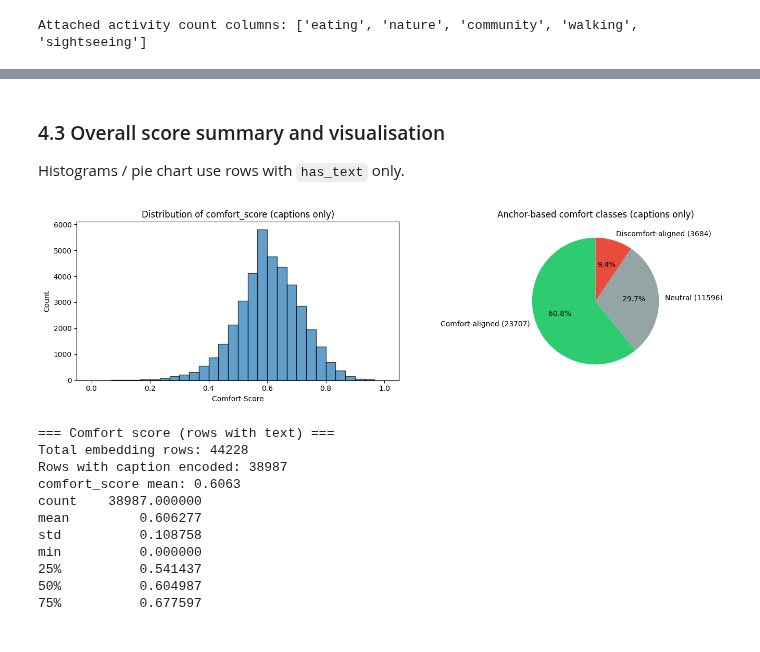
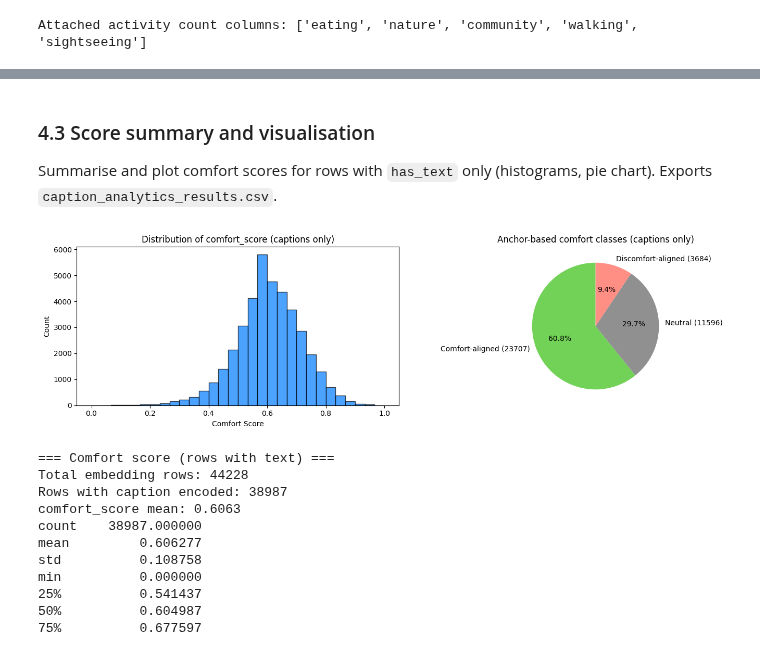
Before and after one commit to Sijie-Yang/Urban-Comfort-Potential, a Jupyter notebook: code_0_social_media_post_embedding.ipynb, the cells around one changed output, grey strips where cells are left out. Cells and saved outputs as stored; diff of their text form; code cells hidden in the pictures.

```diff
--- a/code_0_social_media_post_embedding.ipynb
+++ b/code_0_social_media_post_embedding.ipynb
@@ -507,6 +703,6 @@ Loaded points: /Users/sijieyang/Documents/GitHub/Urban-Comfort-Potential/data_po
 # %%
-# Per-grid activity counts from embedding_index_grid_cluster.csv + cluster_activity_config.json
-map_csv = P / 'embedding_index_grid_cluster.csv'
+# Per-grid activity counts from code_0_embedding_index_grid_cluster.csv + code_0_cluster_activity_config.json
+map_csv = P / 'code_0_embedding_index_grid_cluster.csv'
 if not map_csv.exists():
     raise FileNotFoundError(
         f'Missing {map_csv}. Run section 2 (KMeans) once to export it, or place the CSV under {P.resolve()}.'
@@ -517,9 +713,9 @@ for col in ('grid_id', 'cluster'):
     if col not in map_df.columns:
         raise ValueError(f'{map_csv} must contain column {col!r}')
 
-cfg_path = P / 'cluster_activity_config.json'
+cfg_path = P / 'code_0_cluster_activity_config.json'
 if not cfg_path.exists():
-    raise FileNotFoundError(f'Missing {cfg_path}. Place cluster_activity_config.json under {P.resolve()}.')
+    raise FileNotFoundError(f'Missing {cfg_path}. Place code_0_cluster_activity_config.json under {P.resolve()}.')
 cfg = json.loads(cfg_path.read_text(encoding='utf-8'))
 drop = set(int(x) for x in cfg.get('drop_clusters', []))
 raw_map = cfg.get('cluster_to_activity', {})
@@ -751,6 +961,11 @@ Saves `data_post_embedding/dataset_post_caption_activity.npy` (empty string = no
 # %%
-# Build df_captions from disk + activity (cluster → activity via cluster_activity_config.json)
+# §4.2 — build df_captions from disk + activity (cluster → activity via code_0_cluster_activity_config.json)
 import json
+import numpy as np
+import pandas as pd
+from pathlib import Path
+
+P = Path('data_post_embedding')
 
 has_text = np.load(P / 'dataset_post_caption_has_text.npy').astype(bool)
 avg_c = np.load(P / 'dataset_post_comfort_anchor_sim_mean.npy').astype(np.float32)
@@ -766,15 +981,15 @@ else:
 
 n = min(len(has_text), len(avg_c), len(avg_d), len(raw), len(score), len(gid))
 
-map_csv = P / 'embedding_index_grid_cluster.csv'
+map_csv = P / 'code_0_embedding_index_grid_cluster.csv'
 if not map_csv.exists():
     raise FileNotFoundError(map_csv)
 map_df = pd.read_csv(map_csv)
 if 'embedding_index' in map_df.columns:
     map_df = map_df.sort_values('embedding_index').drop_duplicates('embedding_index', keep='first').reset_index(drop=True)
-cfg_path = P / 'cluster_activity_config.json'
+cfg_path = P / 'code_0_cluster_activity_config.json'
 if not cfg_path.exists():
-    raise FileNotFoundError(f'Missing {cfg_path}. Place cluster_activity_config.json under {P.resolve()}.')
+    raise FileNotFoundError(f'Missing {cfg_path}. Place code_0_cluster_activity_config.json under {P.resolve()}.')
 cfg = json.loads(cfg_path.read_text(encoding='utf-8'))
 drop = set(int(x) for x in cfg.get('drop_clusters', []))
 raw_map = cfg.get('cluster_to_activity', {})
@@ -787,7 +1002,7 @@ for k, v in raw_map.items():
 ACT = ['eating', 'nature', 'community', 'walking', 'sightseeing']
 for a in cluster_to_activity.values():
     if a not in ACT:
-        raise ValueError(f'Unknown activity {a!r} in cluster_activity_config.json; use one of {ACT}')
+        raise ValueError(f'Unknown activity {a!r} in code_0_cluster_activity_config.json; use one of {ACT}')
 
 if len(map_df) < n:
     raise ValueError(f'{map_csv} rows {len(map_df)} < caption rows {n}')
@@ -839,33 +1054,36 @@ Name: count, dtype: int64
 # %% [markdown]
 <a id="sec-4-3-summary"></a>
 
-### 4.3 Overall score summary and visualisation
+### 4.3 Score summary and visualisation
 
-Histograms / pie chart use rows with `has_text` only.
+Summarise and plot comfort scores for rows with `has_text` only (histograms, pie chart). Exports `caption_analytics_results.csv`.
 # %%
+import matplotlib.pyplot as plt
+
 # Plots (text rows only)
 sub = df_captions.loc[df_captions['has_text']]
 
 fig, axes = plt.subplots(1, 2, figsize=(14, 4))
 
-axes[0].hist(sub['comfort_score'].dropna(), bins=30, edgecolor='black', alpha=0.7)
+axes[0].hist(sub['comfort_score'].dropna(), bins=30, edgecolor='black', alpha=0.7, color='#007BFF')
 axes[0].set_xlabel('Comfort Score')
 axes[0].set_ylabel('Count')
 axes[0].set_title('Distribution of comfort_score (captions only)')
 
 comfort_aligned = (sub['comfort_raw_score'] > 0.02).sum()
 neutral = ((sub['comfort_raw_score'] >= -0.02) & (sub['comfort_raw_score'] <= 0.02)).sum()
 discomfort_aligned = (sub['comfort_raw_score'] < -0.02).sum()
 sizes = [comfort_aligned, neutral, discomfort_aligned]
 labels = [f'Comfort-aligned ({comfort_aligned})', f'Neutral ({neutral})', f'Discomfort-aligned ({discomfort_aligned})']
-colors = ['#2ecc71', '#95a5a6', '#e74c3c']
+colors = ['#72D257', '#909090', '#FF8E84']
 axes[1].pie(sizes, labels=labels, colors=colors, autopct='%1.1f%%', startangle=90)
 axes[1].set_title('Anchor-based comfort classes (captions only)')
 
 plt.tight_layout()
+fig.savefig('figure/code_0_comfort_score_summary.png', dpi=300, bbox_inches='tight')
 plt.show()
 # %% [output]
-[figure, old version]
+[figure, new version]
 # %%
 # Export without any comment text (numeric flags only)
 sub = df_captions.loc[df_captions['has_text']]
```
Also changed, not shown: parts of 38 cells of this notebook, 16 other files.
